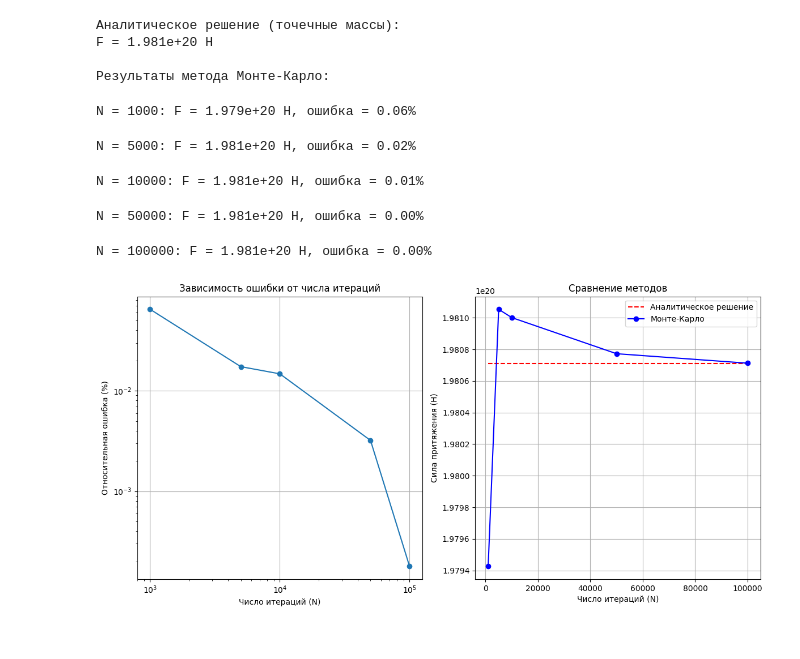
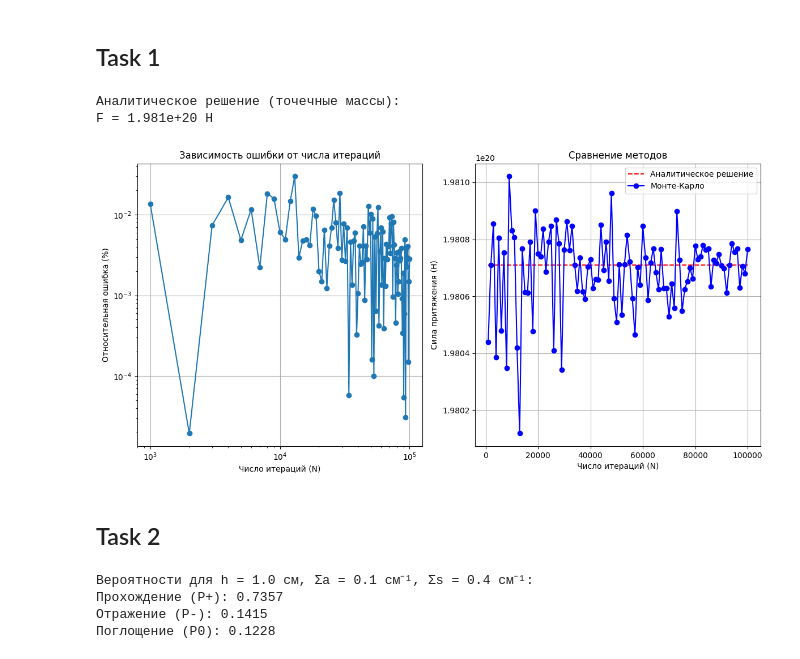
Before and after one commit to OhNoMyRook/Calculus, a Jupyter notebook: 2semMonte-Carlo.ipynb, the cells around one changed output. Drawn from its saved outputs; the diff is of its cells as text; code cells hidden in the pictures.

Commit message:
task2

```diff
--- a/2semMonte-Carlo.ipynb
+++ b/2semMonte-Carlo.ipynb
@@ -1,3 +1,5 @@
+# %% [markdown]
+## Task 1
 # %%
 import numpy as np
 import matplotlib.pyplot as plt
@@ -20,7 +22,7 @@ F_analytical = analytical_force()
 print(f"Аналитическое решение (точечные массы):\nF = {F_analytical:.3e} Н\n")
 
 # 2. Метод Монте-Карло (учёт распределения масс)
-def monte_carlo_force(N, progress_bar=True):
+def monte_carlo_force(N,progress_bar=False):
     """
     Вычисление силы притяжения с учётом распределения масс
 
@@ -69,47 +71,93 @@ def analyze_accuracy(N_values):
         error = abs(F_mc - F_analytical)/F_analytical * 100
         errors.append(error)
         F_mc_values.append(F_mc)
-        print(f"N = {N}: F = {F_mc:.3e} Н, ошибка = {error:.2f}%")
 
     return F_mc_values, errors
 
 # Параметры исследования
-N_values = [1000, 5000, 10000, 50000, 100000]
+N_values = np.linspace(1000,100000,100,dtype=int)
 
-print("Результаты метода Монте-Карло:")
 F_mc_values, errors = analyze_accuracy(N_values)
 
 # 4. Визуализация
 plt.figure(figsize=(12, 6))
 
 # График зависимости ошибки
 plt.subplot(1, 2, 1)
 plt.loglog(N_values, errors, 'o-')
 plt.xlabel('Число итераций (N)')
 plt.ylabel('Относительная ошибка (%)')
 plt.title('Зависимость ошибки от числа итераций')
 plt.grid(True)
 
 # График сравнения с аналитическим решением
 plt.subplot(1, 2, 2)
 plt.plot(N_values, [F_analytical]*len(N_values), 'r--', label='Аналитическое решение')
 plt.plot(N_values, F_mc_values, 'bo-', label='Монте-Карло')
 plt.xlabel('Число итераций (N)')
 plt.ylabel('Сила притяжения (Н)')
 plt.title('Сравнение методов')
 plt.legend()
 plt.grid(True)
 
 plt.tight_layout()
 plt.show()
 # %% [output]
 Аналитическое решение (точечные массы):
 F = 1.981e+20 Н
-
-Результаты метода Монте-Карло:
-N = 1000: F = 1.979e+20 Н, ошибка = 0.06%
-N = 5000: F = 1.981e+20 Н, ошибка = 0.02%
-N = 10000: F = 1.981e+20 Н, ошибка = 0.01%
-N = 50000: F = 1.981e+20 Н, ошибка = 0.00%
-N = 100000: F = 1.981e+20 Н, ошибка = 0.00%
-[figure, old version]
+[figure, new version]
+# %% [markdown]
+## Task 2
+# %%
+def neutron_transport(N, h, Sigma_a, Sigma_s):
+    Sigma_t = Sigma_a + Sigma_s
+    P_plus = 0
+    P_minus = 0
+    P_abs = 0
+
+    for _ in range(N):
+        x = 0.0
+        mu = 1.0  # Начальное направление (нормальное падение)
+        alive = True
+
+        while alive:
+            # Длина свободного пробега
+            l = -np.log(np.random.random()) / Sigma_t
+
+            # Проверка на выход из пластинки
+            if x + l * mu > h:
+                P_plus += 1
+                alive = False
+            elif x + l * mu < 0:
+                P_minus += 1
+                alive = False
+            else:
+                x += l * mu
+
+                # Проверка типа взаимодействия
+                if np.random.random() < Sigma_a / Sigma_t:
+                    P_abs += 1
+                    alive = False
+                else:
+                    # Изотропное рассеяние
+                    mu = 2 * np.random.random() - 1
+
+    return P_plus/N, P_minus/N, P_abs/N
+
+# Параметры
+N = 100000  # Число нейтронов
+h = 1.0     # Толщина пластинки [см]
+Sigma_a = 0.1  # Макроскопическое сечение поглощения [см⁻¹]
+Sigma_s = 0.4  # Макроскопическое сечение рассеяния [см⁻¹]
+
+P_plus, P_minus, P_abs = neutron_transport(N, h, Sigma_a, Sigma_s)
+
+print(f"Вероятности для h = {h} см, Σa = {Sigma_a} см⁻¹, Σs = {Sigma_s} см⁻¹:")
+print(f"Прохождение (P+): {P_plus:.4f}")
+print(f"Отражение (P-): {P_minus:.4f}")
+print(f"Поглощение (P0): {P_abs:.4f}")
+# %% [output]
+Вероятности для h = 1.0 см, Σa = 0.1 см⁻¹, Σs = 0.4 см⁻¹:
+Прохождение (P+): 0.7357
+Отражение (P-): 0.1415
+Поглощение (P0): 0.1228
```
